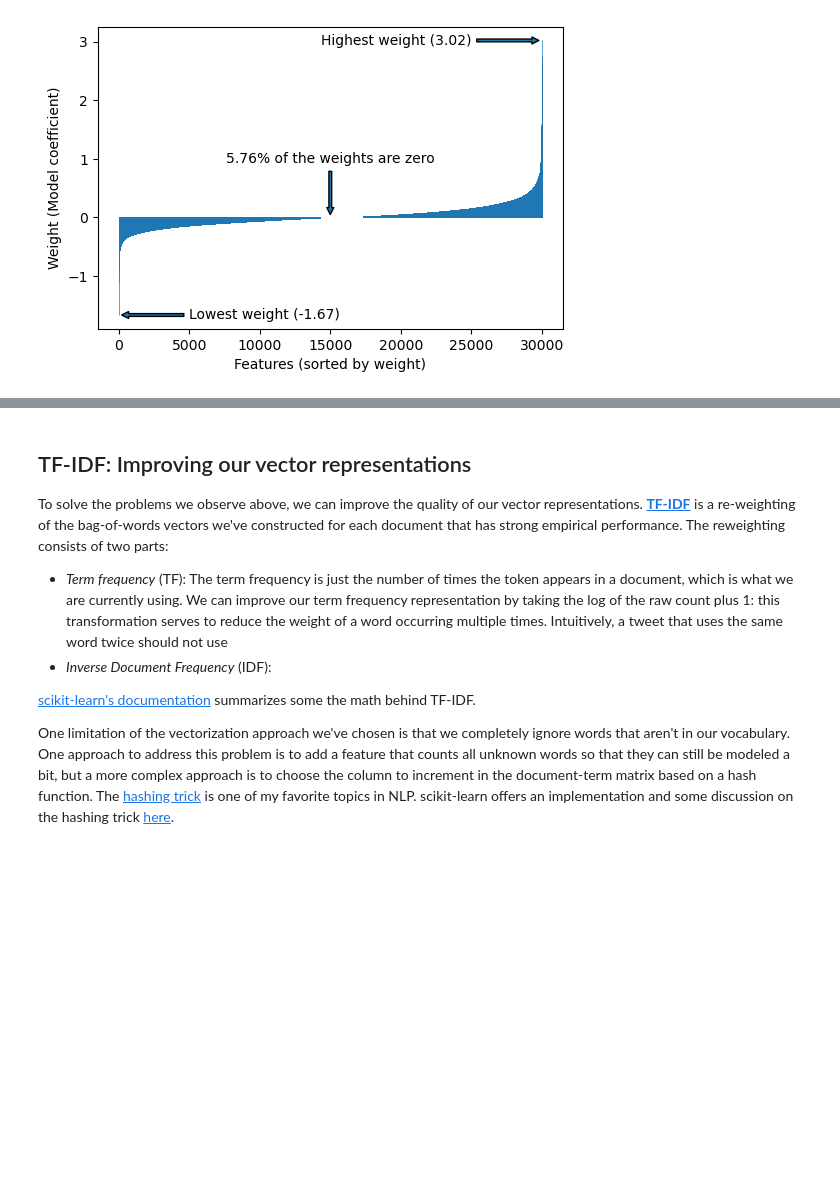
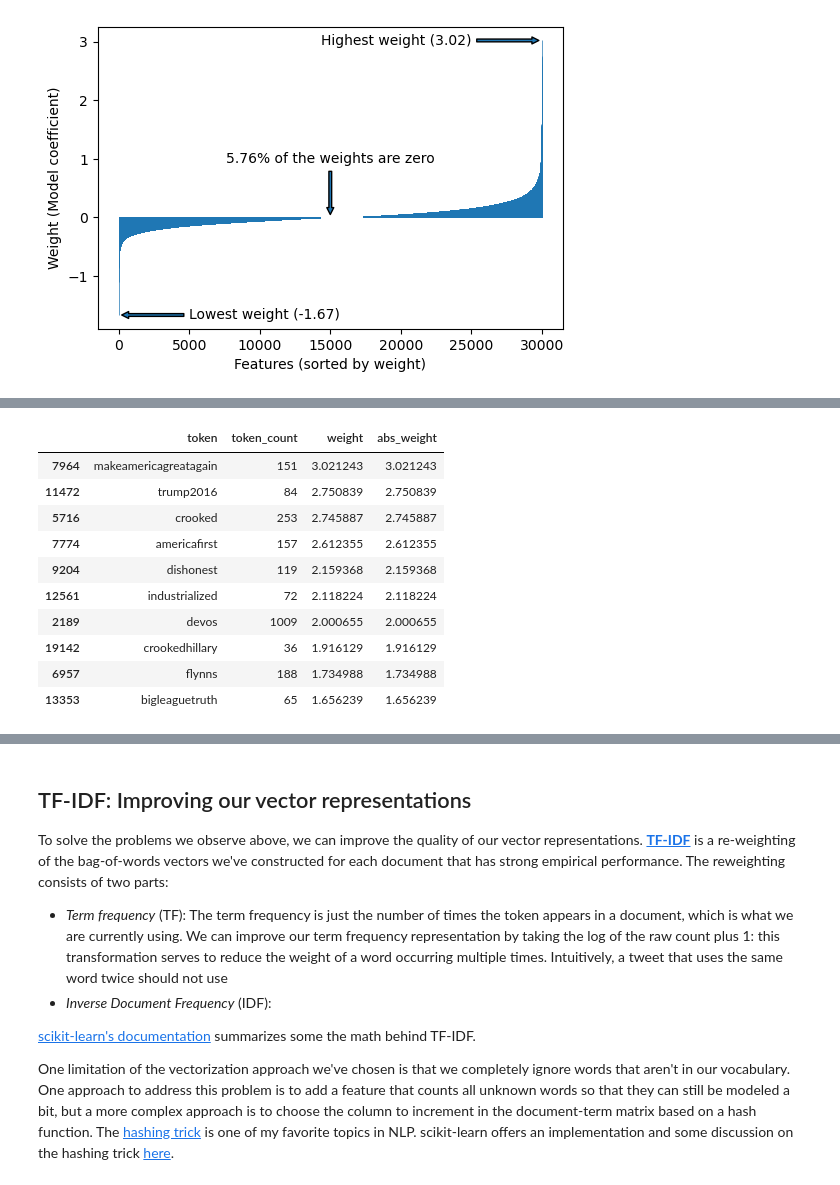
Before and after one commit to levon003/ml-visualized, a Jupyter notebook: _notebook/BoWLinRegTweets.ipynb, the cells around one changed output, grey strips where cells are left out. Drawn from its saved outputs; the diff is of its cells as text; code cells hidden in the pictures; blank space fills up the shorter version.

```diff
--- a/_notebook/BoWLinRegTweets.ipynb
+++ b/_notebook/BoWLinRegTweets.ipynb
@@ -825,0 +824,14 @@ plt.show()
+# %%
+w = model.coef_
+weights = []
+for i, weight in enumerate(w):
+    token = index_token_map[i]
+    weights.append({
+        'token': token,
+        'token_count': token_counter[token],
+        'weight': weight,
+        'abs_weight': np.abs(weight),
+    })
+
+weight_df = pd.DataFrame(weights)
+len(weight_df)
@@ -825,0 +849,16 @@ plt.show()
+# %%
+weight_df = weight_df.sort_values(by='weight', ascending=False)
+# %%
+weight_df.head(10)
+# %% [output]
+|  | token | token_count | weight | abs_weight |
+| 7964 | makeamericagreatagain | 151 | 3.021243 | 3.021243 |
+| 11472 | trump2016 | 84 | 2.750839 | 2.750839 |
+| 5716 | crooked | 253 | 2.745887 | 2.745887 |
+| 7774 | americafirst | 157 | 2.612355 | 2.612355 |
+| 9204 | dishonest | 119 | 2.159368 | 2.159368 |
+| 12561 | industrialized | 72 | 2.118224 | 2.118224 |
+| 2189 | devos | 1009 | 2.000655 | 2.000655 |
+| 19142 | crookedhillary | 36 | 1.916129 | 1.916129 |
+| 6957 | flynns | 188 | 1.734988 | 1.734988 |
+| 13353 | bigleaguetruth | 65 | 1.656239 | 1.656239 |
```
Also changed, not shown: parts of 19 cells of this notebook.
